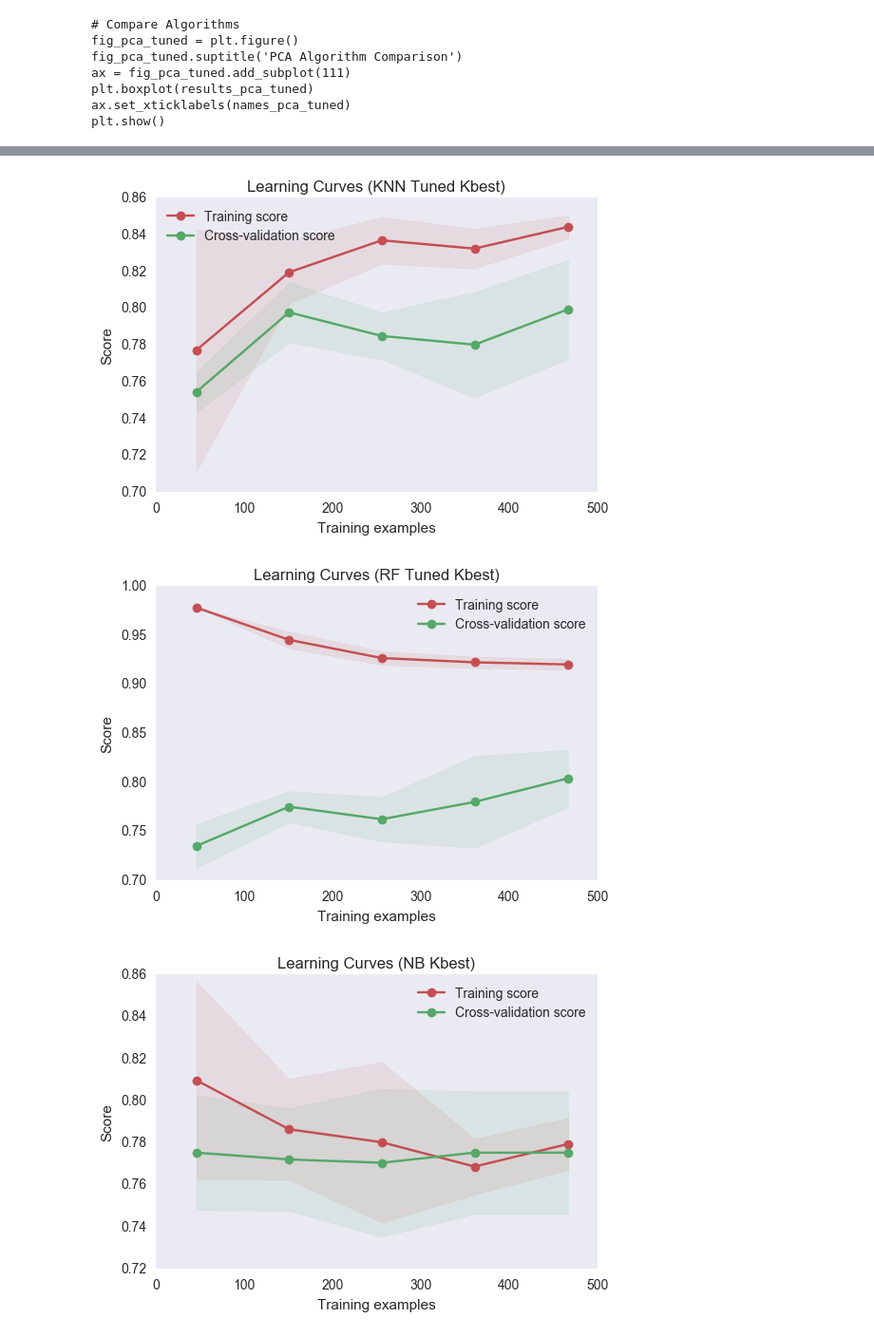
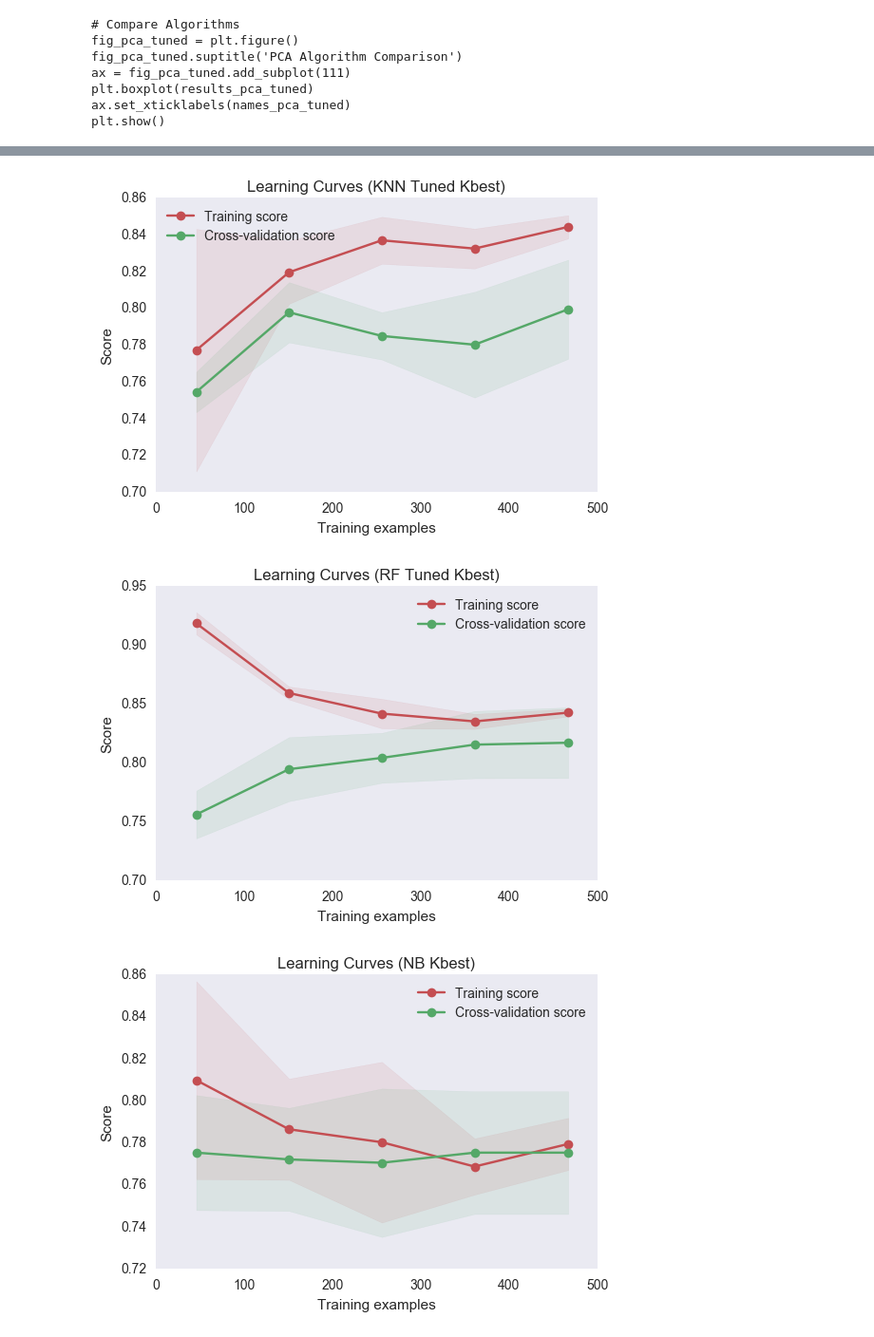
Before and after one commit to djhavera/Enron_Final, a Jupyter notebook: Titantic_2.ipynb, the cells around one changed output, grey strips where cells are left out. Shown at 95% size. Cells and saved outputs as stored; diff of their text form; code cells hidden in the pictures.

```diff
--- a/Titantic_2.ipynb
+++ b/Titantic_2.ipynb
@@ -533,6 +621,8 @@ plt.show()
 # %%
 # scale data between 0 and 1
-X_train_scaled = scaler.fit_transform(X_train)
+scaler.fit(X_train)
+X_train_scaled =scaler.transform(X_train)
+X_test_scaled = scaler.transform(X_test)
 # %%
 kbest_pipeline = Pipeline([
         ('KBest', SelectKBest(k=6)),
@@ -638,11 +731,11 @@ Best: 0.829682 using {'solver': 'lsqr'}
 # %%
 #Tune RF
 param_grid = {
-    'max_depth' : randint(low=1, high=40),
+    'max_depth' : randint(low=1, high=5),
     'min_samples_split': randint(low=2, high=5),
     'n_estimators' : randint(low=100, high=200) }
 
-rsearch = RandomizedSearchCV(RF_clf, param_distributions=param_grid, n_iter=5, cv = sss,
+rsearch = RandomizedSearchCV(RF_clf, param_distributions=param_grid, n_iter=25, cv = sss,
                              random_state=7, scoring = scoring)
 rsearch_result = rsearch.fit(X_train_scaled_skb, y_train)
 #print(rsearch.best_score_)
@@ -676,0 +818,19 @@ GB_clf.get_params().keys()
+# %%
+# Tune ADA - Second Tune Learning Rate
+param_grid = {'learning_rate' : uniform(),
+'n_estimators' : randint(low = 70, high = 76) }
+
+rsearch = RandomizedSearchCV(ADA_clf, param_distributions=param_grid, n_iter=50, cv = sss,
+                             random_state=7, scoring = scoring)
+rsearch_result = rsearch.fit(X_train_scaled_skb, y_train)
+#print(rsearch.best_score_)
+#print(rsearch.best_estimator_)
+#print(rsearch.best_params_)
+
+print("Best: %f using %s" % (rsearch_result.best_score_, rsearch_result.best_params_))
+ADA_clf_tuned = rsearch_result.best_estimator_
+means = rsearch_result.cv_results_['mean_test_score']
+stds = rsearch_result.cv_results_['std_test_score']
+params = rsearch_result.cv_results_['params']
+for mean, stdev, param in zip(means, stds, params):
+    print("%f (%f) with: %r" % (mean, stdev, param))
@@ -716,11 +895,11 @@ Best: 0.853387 using {'n_estimators': 100, 'max_depth': 5}
 # %%
-# Tune GB
+# Tune GB - Second Tune Learning Rate
 param_grid = {'learning_rate' : uniform(),
 'max_depth' : range(6, 7),
 #'subsample': uniform(),
 'n_estimators' : randint(low = 100, high = 120) }
 
-rsearch = RandomizedSearchCV(GB_clf, param_distributions=param_grid, n_iter=15, cv = sss,
+rsearch = RandomizedSearchCV(GB_clf, param_distributions=param_grid, n_iter=50, cv = sss,
                              random_state=7, scoring = scoring)
 rsearch_result = rsearch.fit(X_train_scaled_skb, y_train)
 #print(rsearch.best_score_)
@@ -865,34 +1045,34 @@ plot_learning_curve(KNN_clf_tuned, title, X_train_scaled_skb, y_train, cv=sss, n
 
 
 title = "Learning Curves (RF Tuned Kbest)"
 # Cross validation with 100 iterations to get smoother mean test and train
 # score curves, each time with 20% data randomly selected as a validation set.
 plot_learning_curve(RF_clf_tuned, title, X_train_scaled_skb, y_train, cv=sss, n_jobs=1)
 
 title = "Learning Curves (NB Kbest)"
 # Cross validation with 100 iterations to get smoother mean test and train
 # score curves, each time with 20% data randomly selected as a validation set.
 plot_learning_curve(NB_clf, title, X_train_scaled_skb, y_train, cv=sss, n_jobs=1)
 
 title = "Learning Curves (SVC Tuned Kbest)"
 # Cross validation with 100 iterations to get smoother mean test and train
 # score curves, each time with 20% data randomly selected as a validation set.
 plot_learning_curve(SVC_clf_tuned, title, X_train_scaled_skb, y_train, cv=sss, n_jobs=1)
 
 title = "Learning Curves (ADA Tuned Kbest)"
 # Cross validation with 100 iterations to get smoother mean test and train
 # score curves, each time with 20% data randomly selected as a validation set.
-plot_learning_curve(ADA_clf, title, X_train_scaled_skb, y_train, cv=sss, n_jobs=1)
+plot_learning_curve(ADA_clf_tuned, title, X_train_scaled_skb, y_train, cv=sss, n_jobs=1)
 
 title = "Learning Curves (GB Tuned Kbest)"
 # Cross validation with 100 iterations to get smoother mean test and train
 # score curves, each time with 20% data randomly selected as a validation set.
 plot_learning_curve(GB_clf_tuned, title, X_train_scaled_skb, y_train, cv=sss, n_jobs=1)
 # %% [output]
 <module 'matplotlib.pyplot' from 'C:\Users\203014767\.conda\envs\DAND\lib\site-packages\matplotlib\pyplot.pyc'>
 [figure]
 [figure]
 [figure]
-[figure, old version]
+[figure, new version]
 [figure]
 [figure]
```
Also changed, not shown: parts of 49 cells of this notebook.
